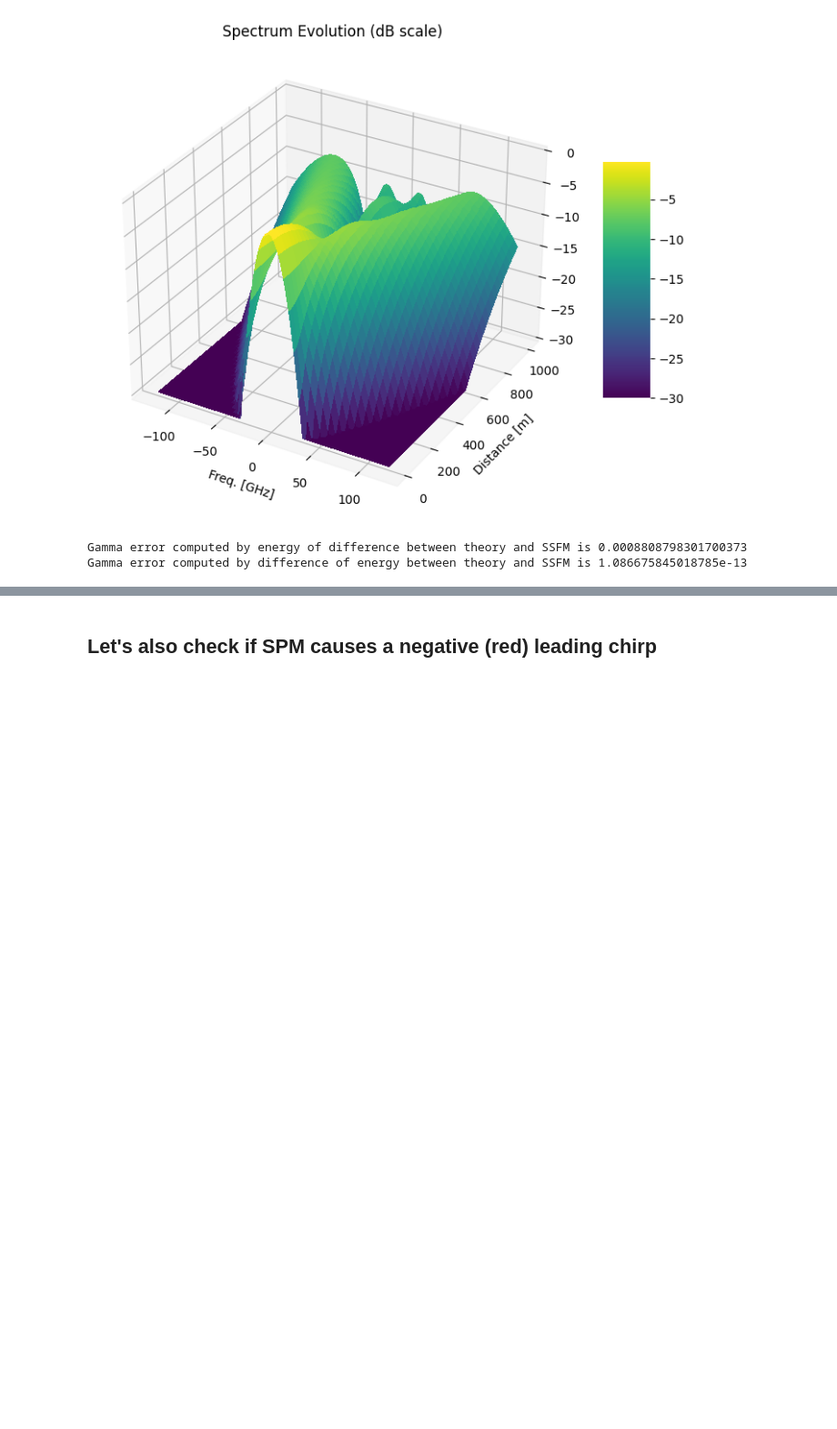
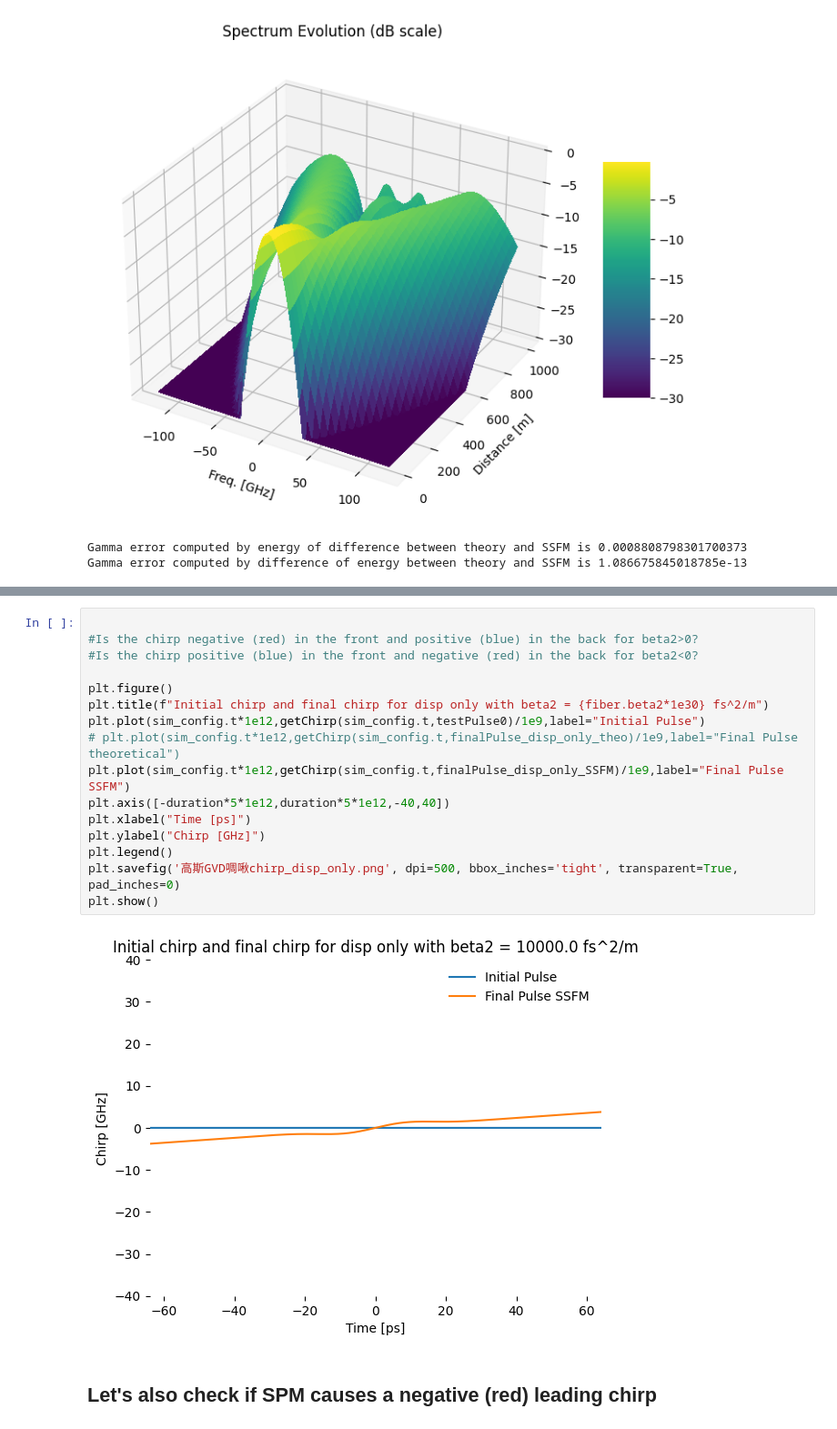
Before and after one commit to LeonoreShaw/SPM, a Jupyter notebook: SPM/SPM.ipynb, the cells around one changed output, grey strips where cells are left out. Shown at 91% size. Drawn from its saved outputs; the diff is of its cells as text; blank space fills up the shorter version.

```diff
--- a/SPM/SPM.ipynb
+++ b/SPM/SPM.ipynb
@@ -664,3 +682,21 @@ Gamma error computed by difference of energy between theory and SSFM is 1.086675
+# %%
+
+#Is the chirp negative (red) in the front and positive (blue) in the back for beta2>0?
+#Is the chirp positive (blue) in the front and negative (red) in the back for beta2<0?
+
+plt.figure()
+plt.title(f"Initial chirp and final chirp for disp only with beta2 = {fiber.beta2*1e30} fs^2/m")
+plt.plot(sim_config.t*1e12,getChirp(sim_config.t,testPulse0)/1e9,label="Initial Pulse")
+# plt.plot(sim_config.t*1e12,getChirp(sim_config.t,finalPulse_disp_only_theo)/1e9,label="Final Pulse theoretical")
+plt.plot(sim_config.t*1e12,getChirp(sim_config.t,finalPulse_disp_only_SSFM)/1e9,label="Final Pulse SSFM")
+plt.axis([-duration*5*1e12,duration*5*1e12,-40,40])
+plt.xlabel("Time [ps]")
+plt.ylabel("Chirp [GHz]")
+plt.legend()
+plt.savefig('高斯GVD啁啾chirp_disp_only.png', dpi=500, bbox_inches='tight', transparent=True, pad_inches=0)
+plt.show()
+# %% [output]
+[figure, added]
 # %% [markdown]
 ## Let's also check if SPM causes a negative (red) leading chirp
 # %%
```
Also changed, not shown: parts of 31 cells of this notebook, 39 other files.
